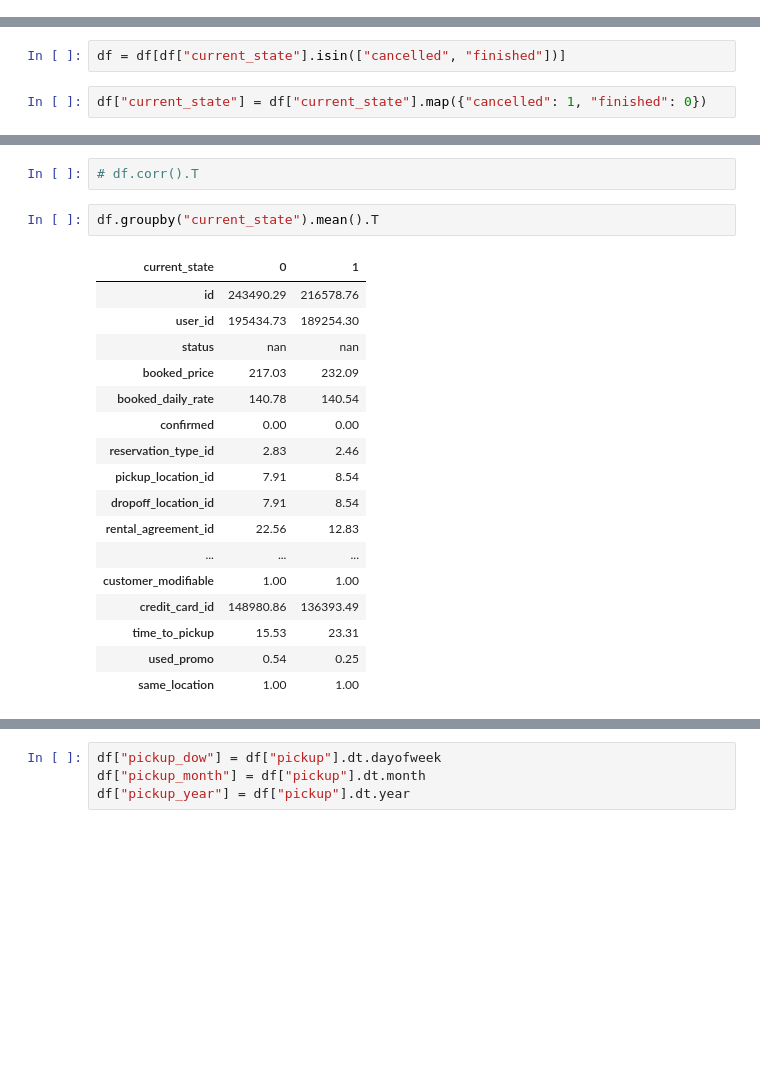
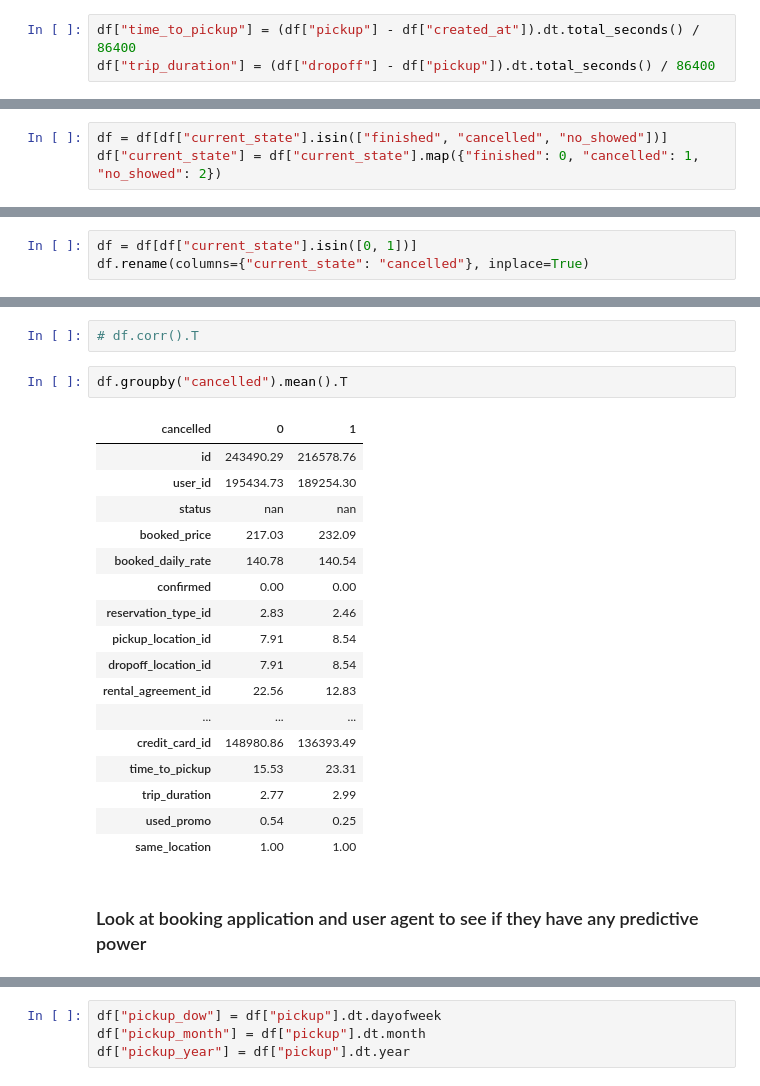
Before and after one commit to mengeling/silvercar-cancellation-predictor, a Jupyter notebook: EDA/silvercar.ipynb, the cells around one changed output, grey strips where cells are left out. Drawn from its saved outputs; the diff is of its cells as text; blank space fills up the shorter version.

```diff
--- a/EDA/silvercar.ipynb
+++ b/EDA/silvercar.ipynb
@@ -70,0 +92,3 @@ print(df["created_at"].max())
+# %%
+df["time_to_pickup"] = (df["pickup"] - df["created_at"]).dt.total_seconds() / 86400
+df["trip_duration"] = (df["dropoff"] - df["pickup"]).dt.total_seconds() / 86400
@@ -94,0 +136,3 @@ df_booked.head()
+# %%
+df = df[df["current_state"].isin(["finished", "cancelled", "no_showed"])]
+df["current_state"] = df["current_state"].map({"finished": 0, "cancelled": 1, "no_showed": 2})
@@ -95,4 +161,3 @@ df_booked.head()
 # %%
-df = df[df["current_state"].isin(["cancelled", "finished"])]
+df = df[df["current_state"].isin([0, 1])]
+df.rename(columns={"current_state": "cancelled"}, inplace=True)
-# %%
-df["current_state"] = df["current_state"].map({"cancelled": 1, "finished": 0})
@@ -110,9 +168,9 @@ df["same_location"].sum() / df["same_location"].count()
 # %%
 # df.corr().T
 # %%
-df.groupby("current_state").mean().T
+df.groupby("cancelled").mean().T
 # %% [output]
-| current_state | 0 | 1 |
+| cancelled | 0 | 1 |
 | id | 243490.29 | 216578.76 |
 | user_id | 195434.73 | 189254.30 |
 | status | nan | nan |
@@ -124,8 +182,10 @@ df.groupby("current_state").mean().T
 | dropoff_location_id | 7.91 | 8.54 |
 | rental_agreement_id | 22.56 | 12.83 |
 | ... | ... | ... |
-| customer_modifiable | 1.00 | 1.00 |
 | credit_card_id | 148980.86 | 136393.49 |
 | time_to_pickup | 15.53 | 23.31 |
+| trip_duration | 2.77 | 2.99 |
 | used_promo | 0.54 | 0.25 |
 | same_location | 1.00 | 1.00 |
+# %% [markdown]
+### Look at booking application and user agent to see if they have any predictive power
```
Also changed, not shown: parts of 52 cells of this notebook.
